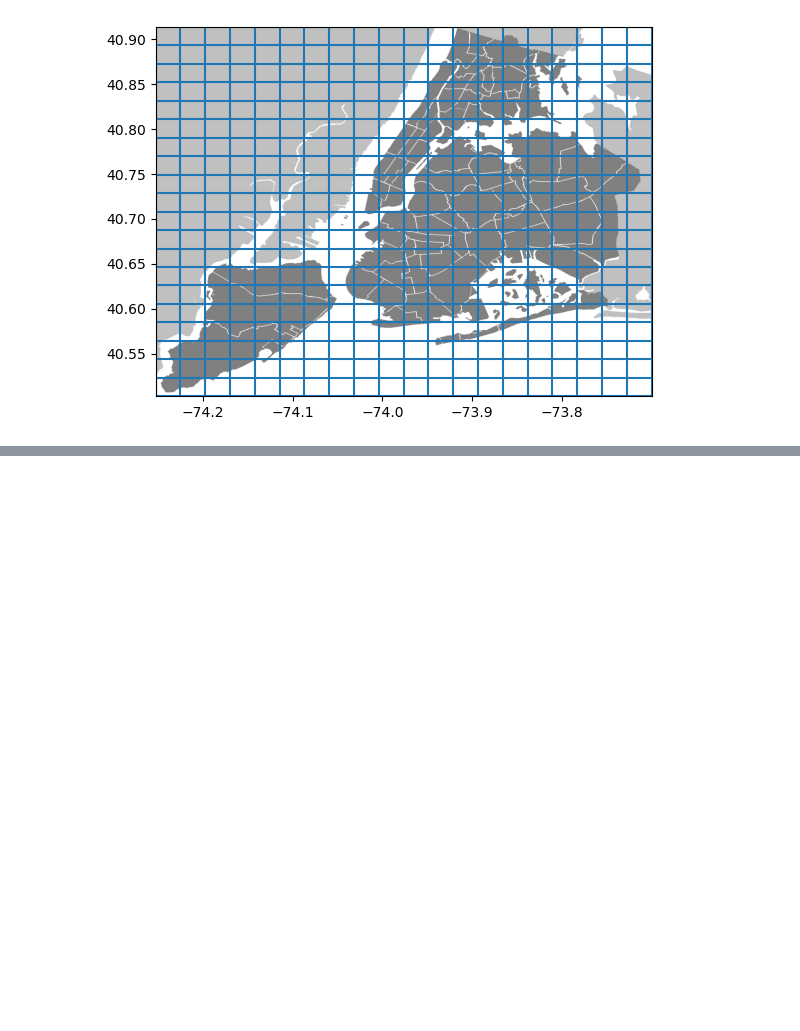
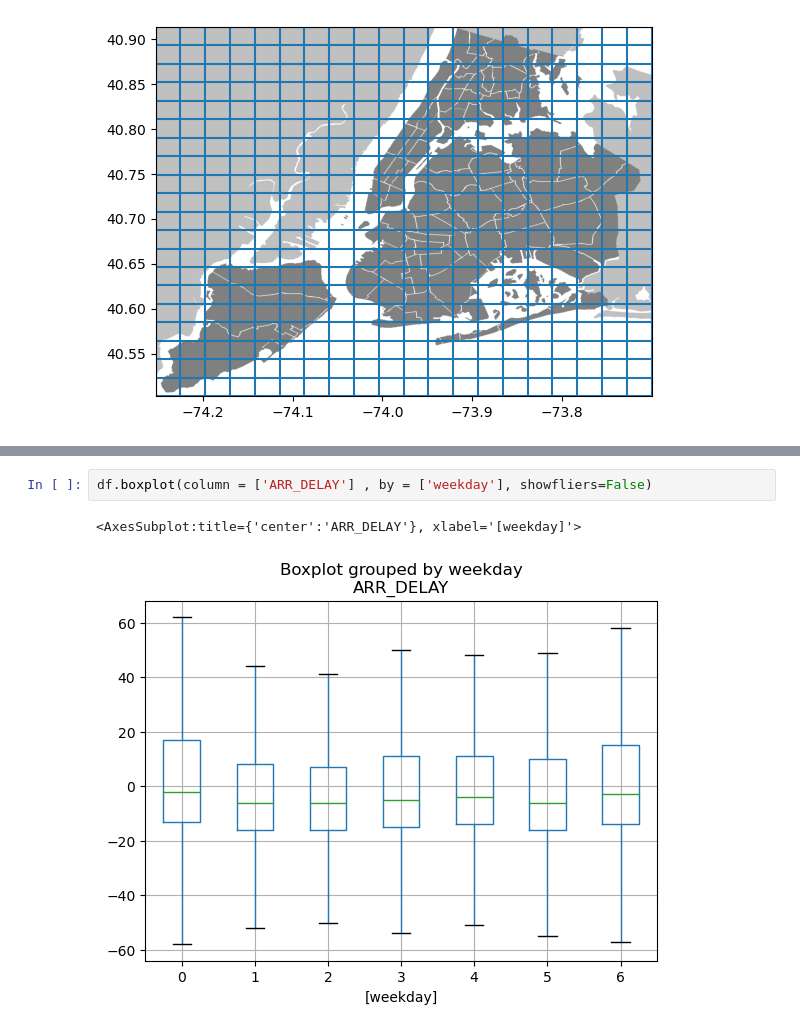
Before and after one commit to JacopoLungo/DataScienceLab, a Jupyter notebook: Labs/Lab5/Lab5.ipynb, the cells around one changed output, grey strips where cells are left out. Drawn from its saved outputs; the diff is of its cells as text; blank space fills up the shorter version.

```diff
--- a/Labs/Lab5/Lab5.ipynb
+++ b/Labs/Lab5/Lab5.ipynb
@@ -261,0 +442,5 @@ dfFlightDelay
+# %%
+df.boxplot(column = ['ARR_DELAY'] , by = ['weekday'], showfliers=False)
+# %% [output]
+<AxesSubplot:title={'center':'ARR_DELAY'}, xlabel='[weekday]'>
+[figure, added]
```
Also changed, not shown: parts of 70 cells of this notebook.
